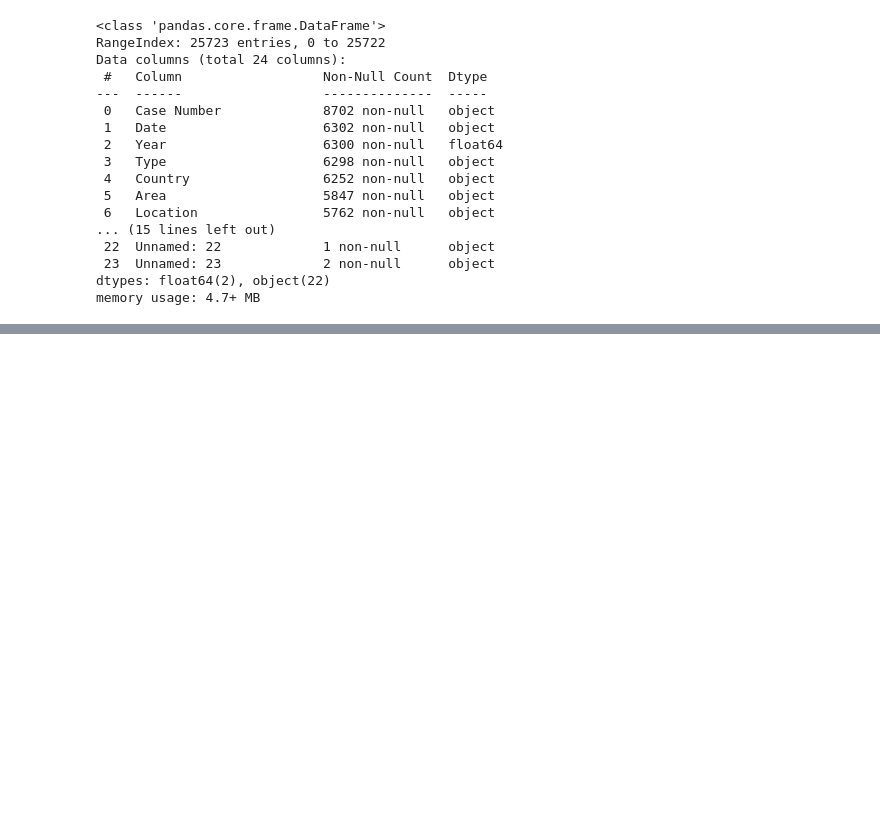
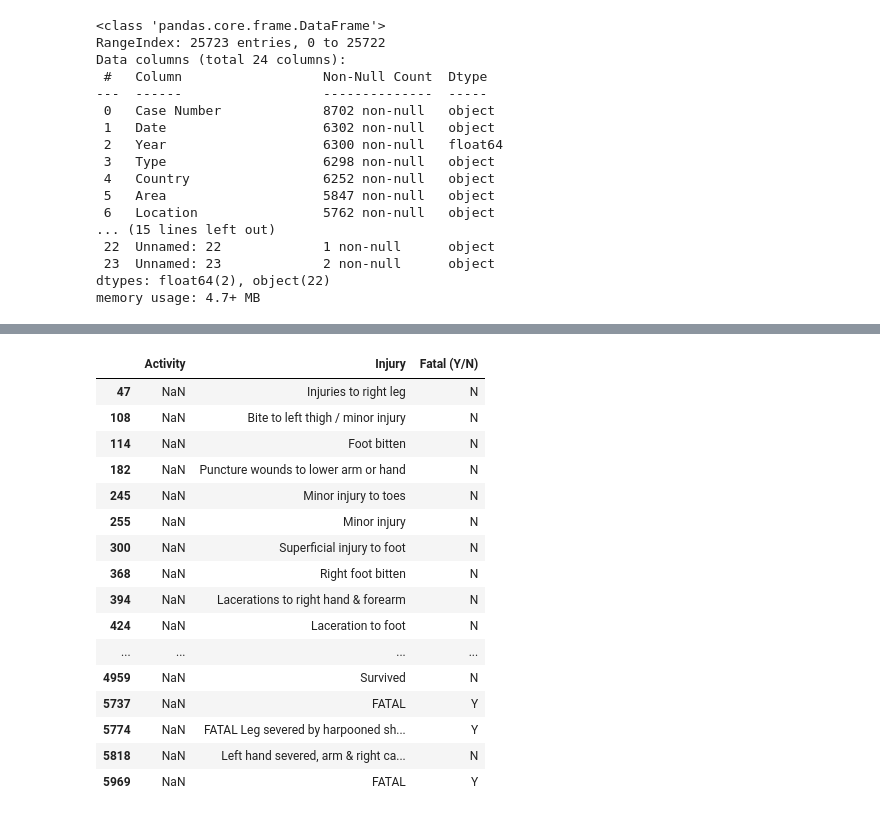
Before and after one commit to MaiaCarlos/Project-Shark-Attack, a Jupyter notebook: Projeto Shark.ipynb, the cells around one changed output, grey strips where cells are left out. Saved outputs shown, nothing was run; the diff lists cells and outputs as text; code cells hidden in the pictures; blank space fills up the shorter version.

```diff
--- a/Projeto Shark.ipynb
+++ b/Projeto Shark.ipynb
@@ -85,0 +103,20 @@ Name: Fatal (Y/N), dtype: int64
+# %%
+shark.loc[pd.isna(shark['Activity']),['Activity','Injury','Fatal (Y/N)']]
+# %% [output]
+|  | Activity | Injury | Fatal (Y/N) |
+| 47 | NaN | Injuries to right leg | N |
+| 108 | NaN | Bite to left thigh / minor injury | N |
+| 114 | NaN | Foot bitten | N |
+| 182 | NaN | Puncture wounds to lower arm or hand | N |
+| 245 | NaN | Minor injury to toes | N |
+| 255 | NaN | Minor injury | N |
+| 300 | NaN | Superficial injury to foot | N |
+| 368 | NaN | Right foot bitten | N |
+| 394 | NaN | Lacerations to right hand & forearm | N |
+| 424 | NaN | Laceration to foot | N |
+| ... | ... | ... | ... |
+| 4959 | NaN | Survived | N |
+| 5737 | NaN | FATAL | Y |
+| 5774 | NaN | FATAL Leg severed by harpooned sh... | Y |
+| 5818 | NaN | Left hand severed, arm & right ca... | N |
+| 5969 | NaN | FATAL | Y |
```
Also changed, not shown: parts of 16 cells of this notebook.
